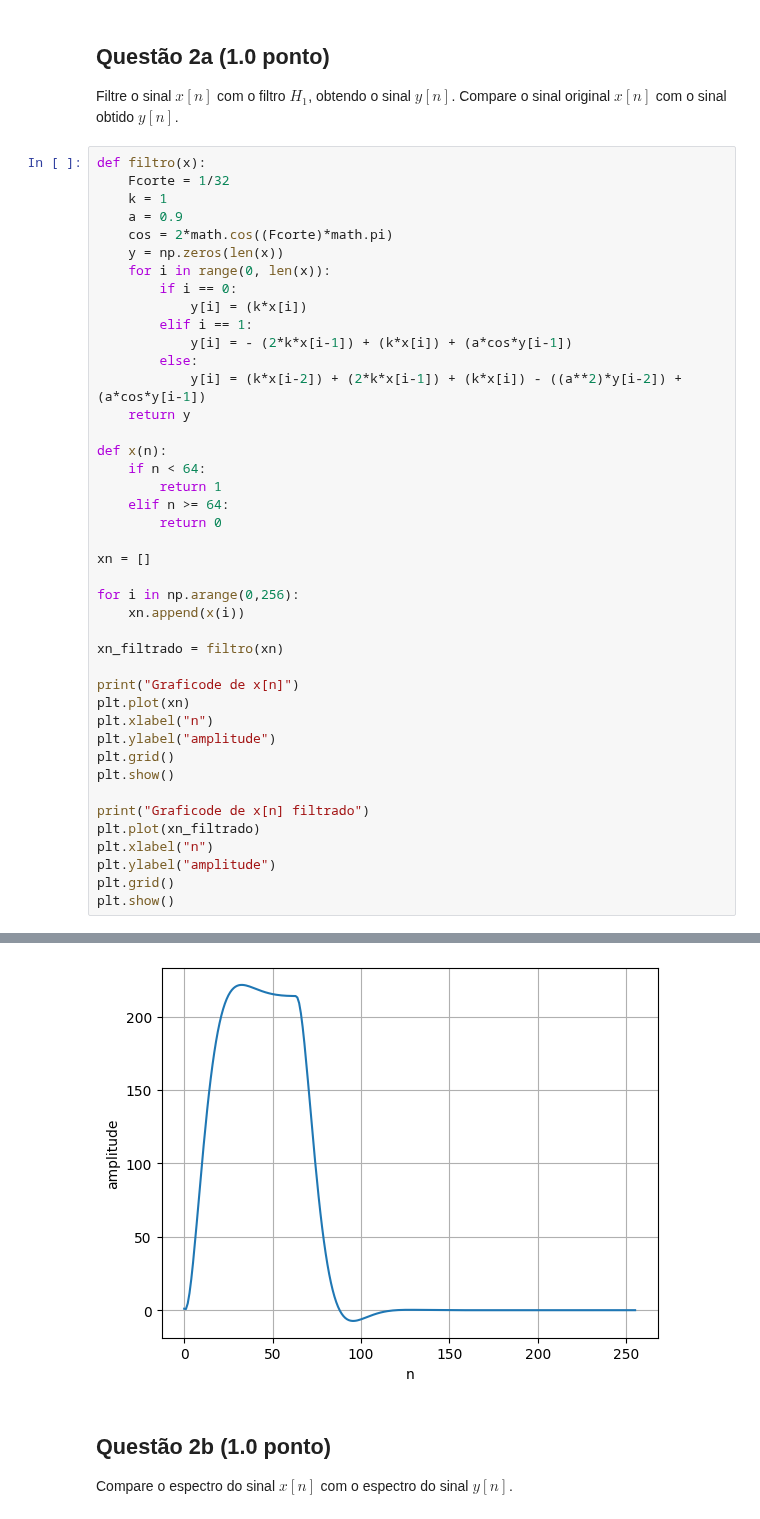
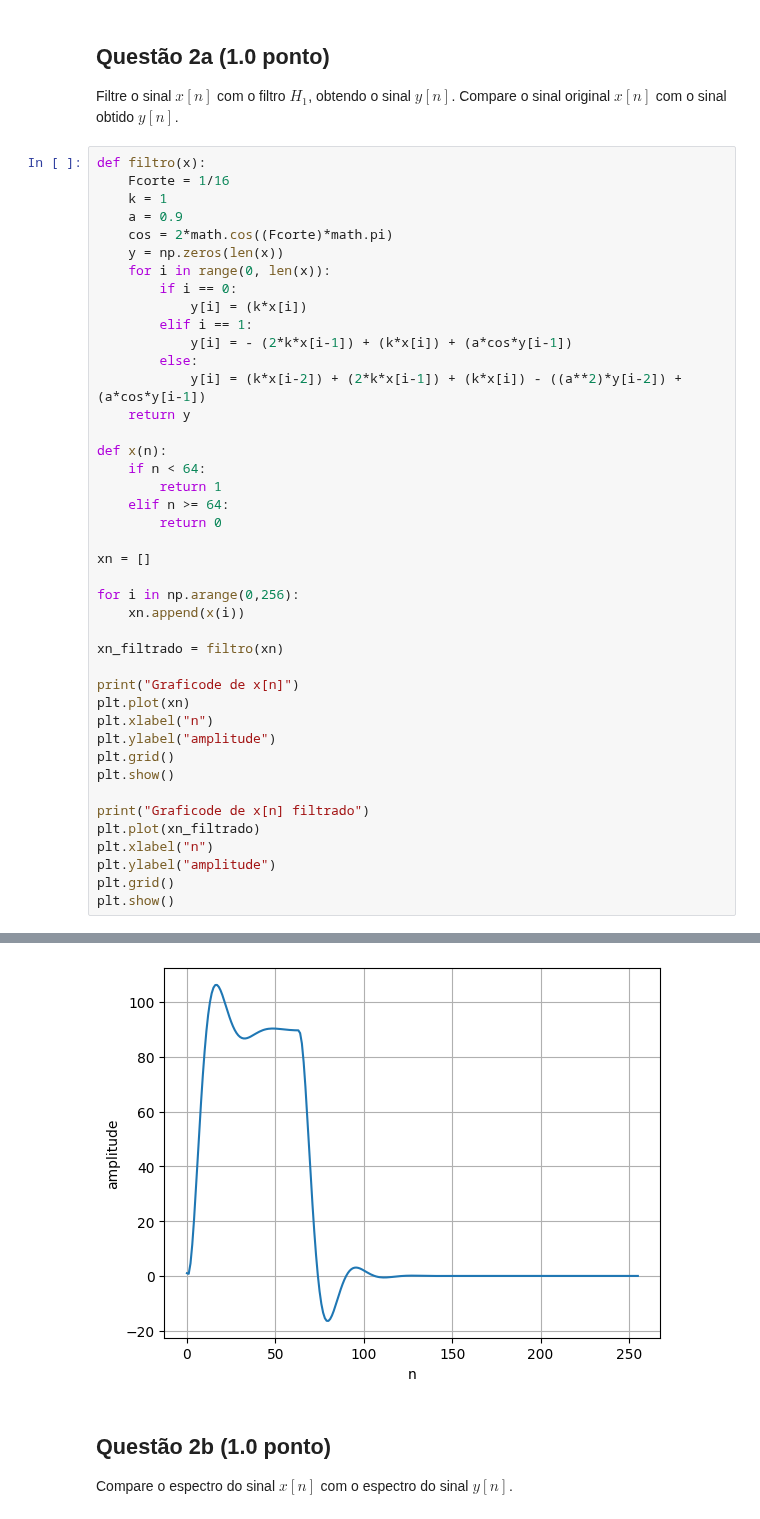
Before and after one commit to CristianoCTS/SSTD, a Jupyter notebook: Projeto-3/211028050-projeto3.ipynb, the cells around one changed output, grey strips where cells are left out. Cells and saved outputs as stored; diff of their text form.

```diff
--- a/Projeto-3/211028050-projeto3.ipynb
+++ b/Projeto-3/211028050-projeto3.ipynb
@@ -210,7 +210,7 @@ Considere agora um filtro passa-baixas ideal $H_1$ com frequência de corte norm
 Filtre o sinal $x\left[n\right]$ com o filtro $H_1$, obtendo o sinal $y\left[n\right]$. Compare o sinal original $x\left[n\right]$ com o sinal obtido $y\left[n\right]$.
 # %%
 def filtro(x):
-    Fcorte = 1/32
+    Fcorte = 1/16
     k = 1
     a = 0.9
     cos = 2*math.cos((Fcorte)*math.pi)
@@ -227,34 +227,34 @@ def filtro(x):
 def x(n):
     if n < 64:
         return 1
     elif n >= 64:
         return 0
 
 xn = []
 
 for i in np.arange(0,256):
     xn.append(x(i))
 
 xn_filtrado = filtro(xn)
 
 print("Graficode de x[n]")
 plt.plot(xn)
 plt.xlabel("n")
 plt.ylabel("amplitude")
 plt.grid()
 plt.show()
 
 print("Graficode de x[n] filtrado")
 plt.plot(xn_filtrado)
 plt.xlabel("n")
 plt.ylabel("amplitude")
 plt.grid()
 plt.show()
 # %% [output]
 Graficode de x[n]
 [figure]
 Graficode de x[n] filtrado
-[figure, old version]
+[figure, new version]
 # %% [markdown]
 ## Questão 2b (1.0 ponto)
 
```
Also changed, not shown: parts of 2 cells of this notebook, 1 other file.
